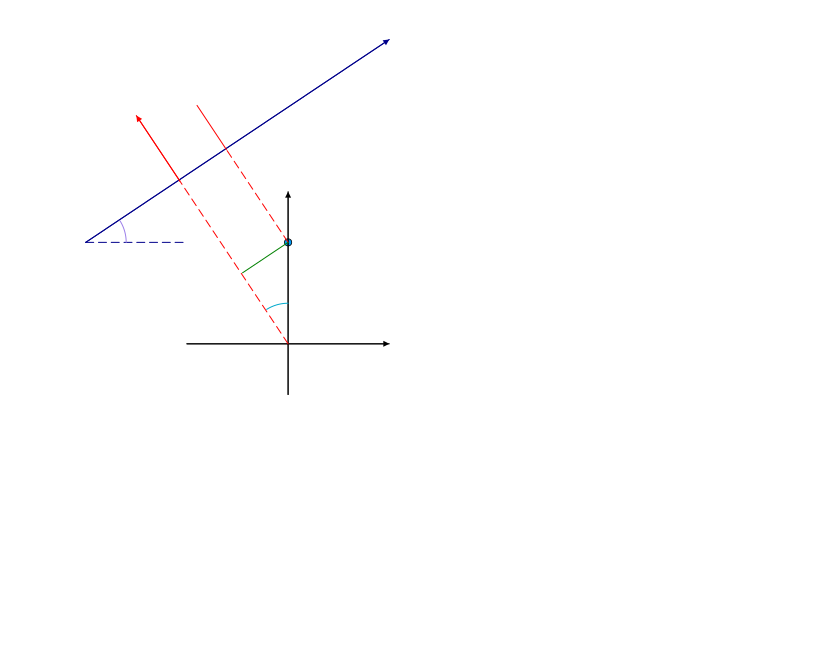
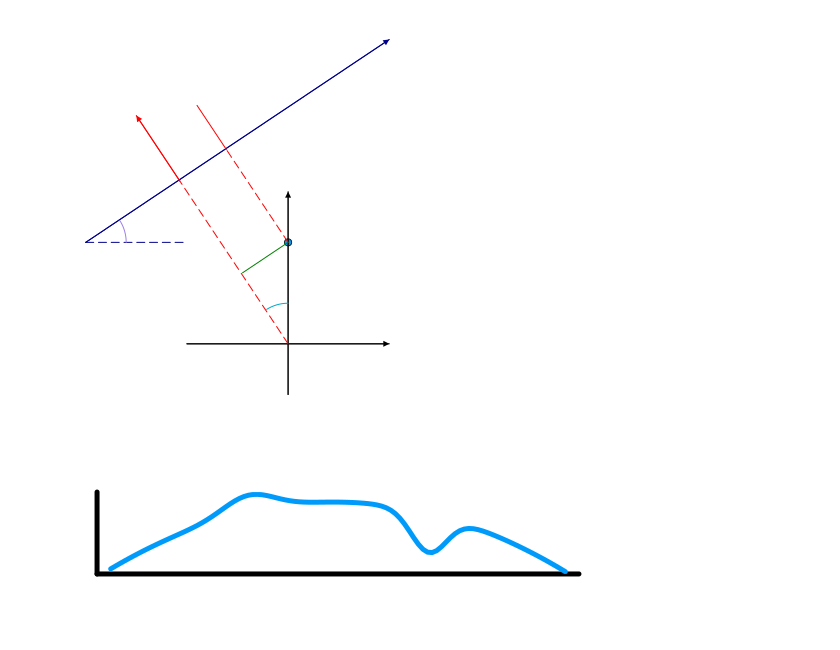
Before and after one commit to Julia-KAERI/nTomoExamples, a Jupyter notebook: aux/plots.ipynb, the cells around one changed output. Cells and saved outputs as stored; diff of their text form; code cells hidden in the pictures; blank space fills up the shorter version.

```diff
--- a/aux/plots.ipynb
+++ b/aux/plots.ipynb
@@ -155,3 +157,12 @@ plot!(get_arc(-2, 1, 0.4, 0, 32.0))
 # plot(p1, p2, size = (750, 400))
 # %% [output]
 [figure]
+# %%
+t=1:100
+y=zeros(t)
+@. y = -0.2 * (t-50.0)^2 + 4*t*exp(-(t-30)^2/60) - 4*t*exp(-(t-70)^2/30)
+plot(y, label = :none, xticks=[], yticks=[], background_color=:transparent,
+thickness_scaling=5,size=(600, 200) )
+# savefig("../images/radon3.png")
+# %% [output]
+[figure, added]
```
Also changed, not shown: parts of 1 cell of this notebook, 5 other files.
